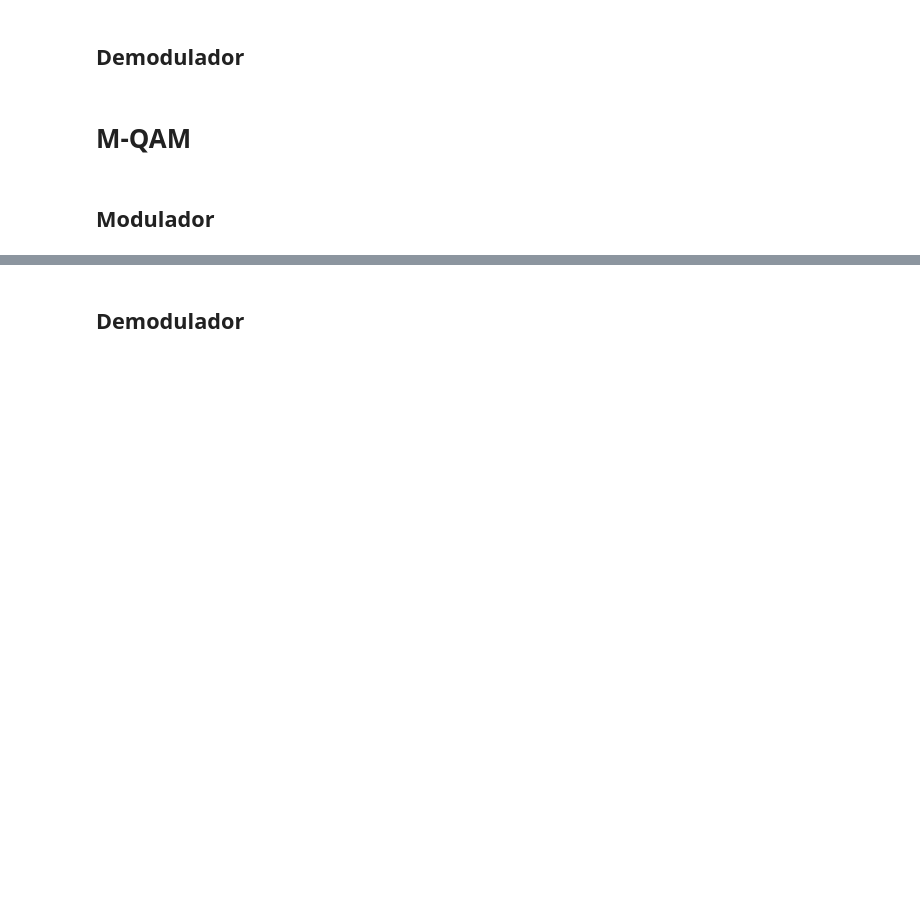
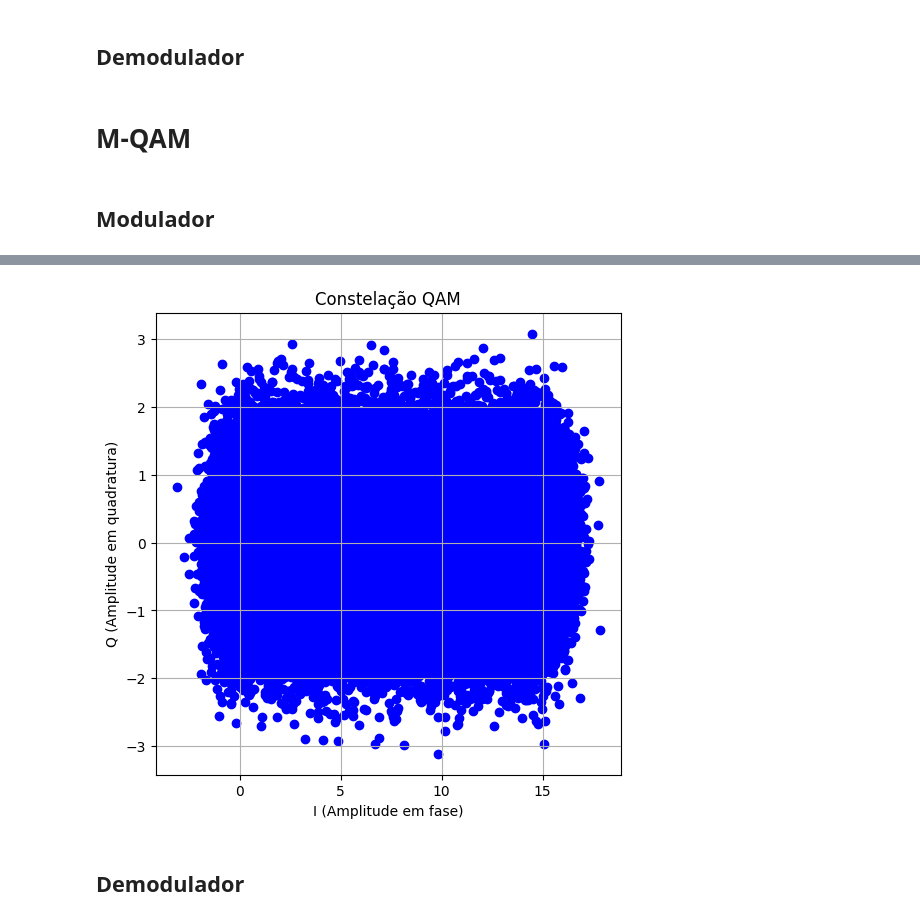
Before and after one commit to braiansmarzaro/Telecommunication, a Jupyter notebook: atividade4_moduladores_bp.ipynb, the cells around one changed output, grey strips where cells are left out. Drawn from its saved outputs; the diff is of its cells as text; code cells hidden in the pictures; blank space fills up the shorter version.

```diff
--- a/atividade4_moduladores_bp.ipynb
+++ b/atividade4_moduladores_bp.ipynb
@@ -133,6 +176,7 @@ class Psk:
         self.simbolos = np.random.randint(0,m,n_simbolos)
         self.simbolos = np.repeat(self.simbolos,amostras_por_simbolo)
         self.sinal = np.cos(frequencia_central*2*np.pi*tempo + self.fases[self.simbolos])
+        self.transmit()
     def show(self):
         fig,(ax1,ax2) = plt.subplots(2,1,figsize=(15,6))
 
@@ -151,7 +195,7 @@ class Psk:
         plt.show()
 
     def constellation(self):
-        data = np.round(np.exp(1j*self.fases),2)
+        data = np.round(self.sinal_transmitido,2)
         plt.scatter(data.real,data.imag)
         plt.grid()
         plt.xlabel('Real')
@@ -160,7 +204,9 @@ class Psk:
         plt.show()
 
     def transmit(self):
-        ruido = np.random.normal(0,1,len(self.sinal))
+        ruido = np.random.normal(0, 1, len(self.sinal))
+        self.sinal_transmitido = self.sinal + ruido
+
 for m in 2**np.arange(1,5):
     psk = Psk(portadora,m=m)
     psk.show()
@@ -183,2 +234,39 @@ for m in 2**np.arange(1,5):
+# %%
+class Qam:
+
+    def __init__(self, amplitudes_I, amplitudes_Q):
+        if len(amplitudes_I) != len(amplitudes_Q):
+            raise ValueError("As listas de amplitudes I e Q devem ter o mesmo comprimento.")
+
+        self.amplitudes_I = amplitudes_I
+        self.amplitudes_Q = amplitudes_Q
+        self.amplitudes = np.array([complex(ai, aq) for ai, aq in product(amplitudes_I, amplitudes_Q)])
+        self.m = m
+        self.portadora = portadora
+        self.simbolos = np.random.randint(0, m, n_simbolos)
+        self.simbolos = np.repeat(self.simbolos, amostras_por_simbolo)
+        self.transmit()
+
+    def constellation(self):
+        I = self.sinal_transmitido.real
+        Q = self.sinal_transmitido.imag
+        plt.figure(figsize=(6, 6))
+        plt.scatter(I, Q, color='b')
+        plt.title("Constelação QAM")
+        plt.xlabel("I (Amplitude em fase)")
+        plt.ylabel("Q (Amplitude em quadratura)")
+        plt.grid(True)
+        plt.show()
+
+    def transmit(self):
+        ruido_real = np.random.normal(0, np.sqrt(2)/2, len(self.simbolos))
+        ruido_imag = np.random.normal(0, np.sqrt(2)/2, len(self.simbolos))
+        ruido = ruido_real + 1j*ruido_imag
+        self.sinal_transmitido = self.simbolos + ruido
+
+qam = Qam([1, 3, 5, 7], [2, 4, 6, 8]) # Ajeitar valores
+qam.constellation()
+# %% [output]
+[figure, added]
 # %% [markdown]
 ## Demodulador
```
Also changed, not shown: parts of 6 cells of this notebook.
